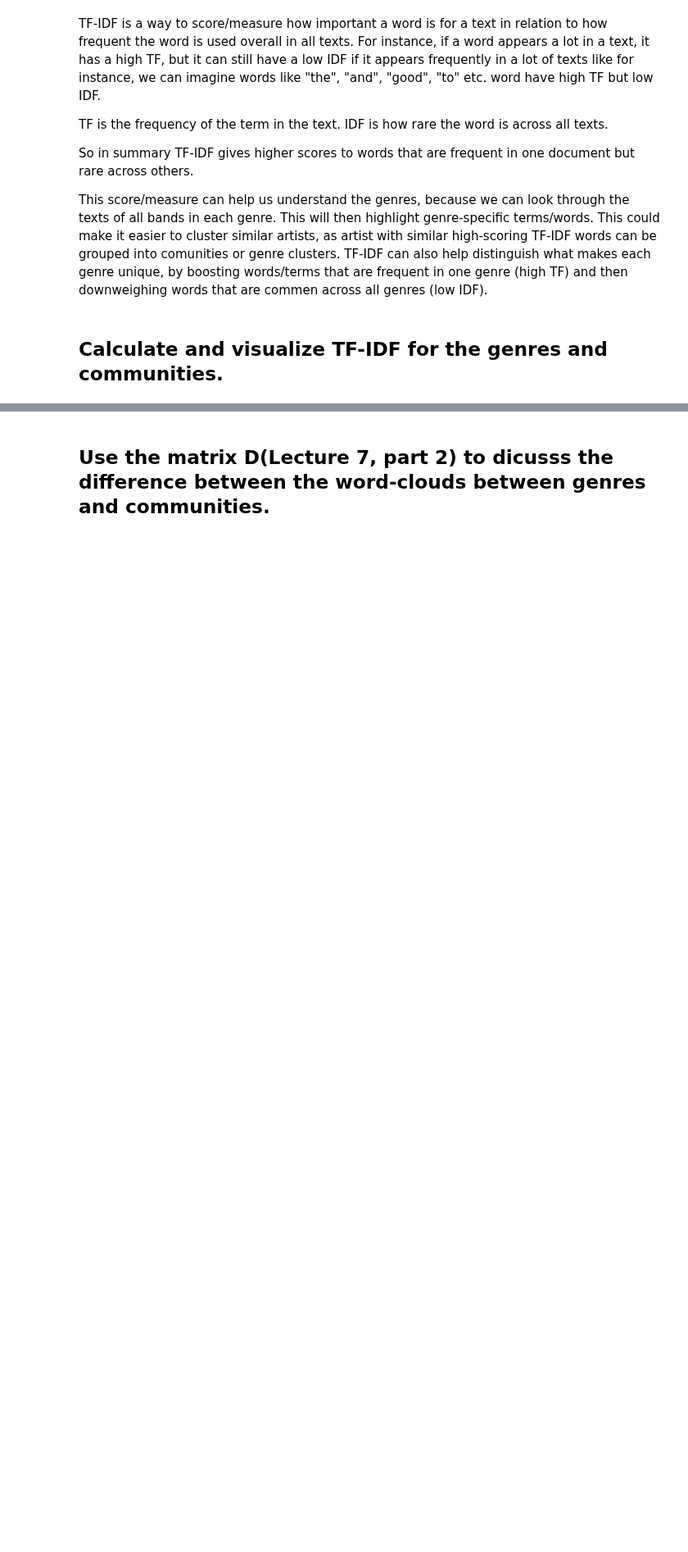
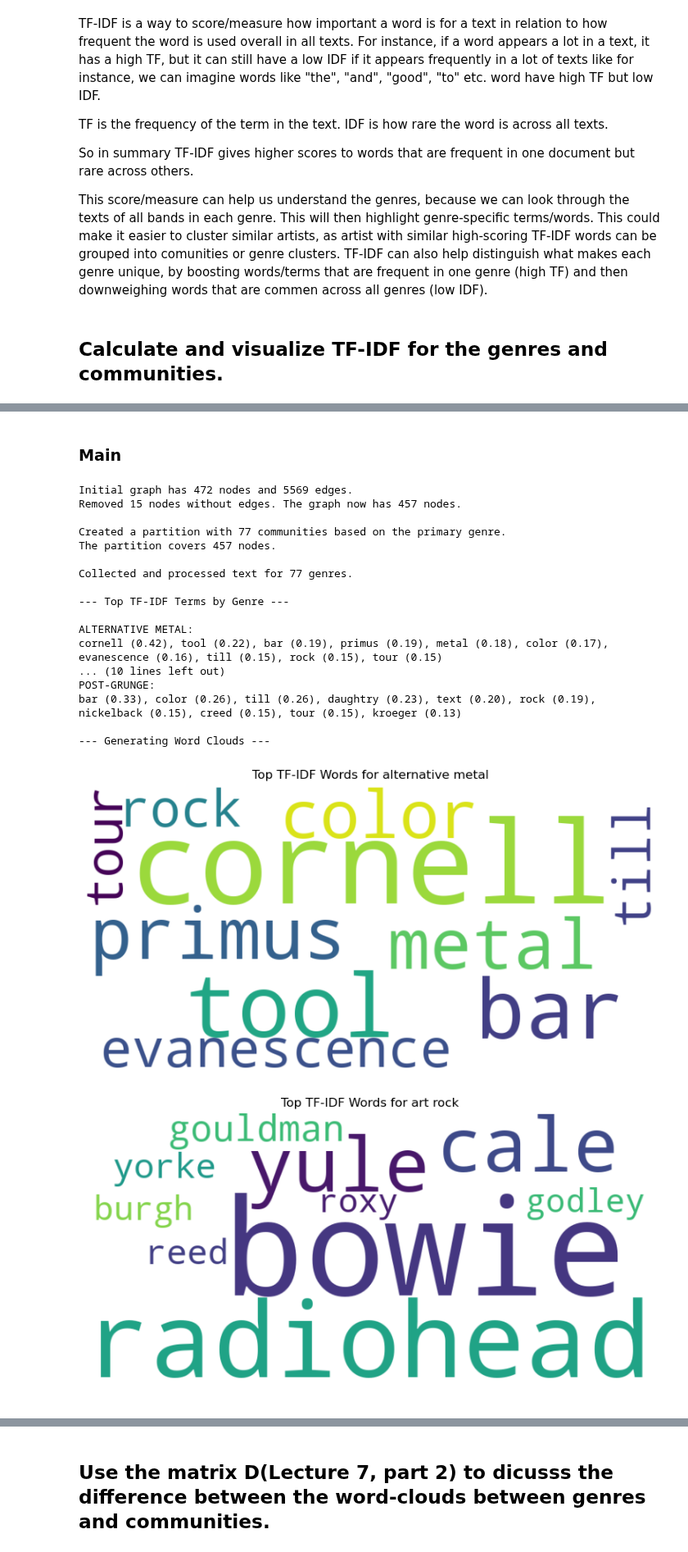
Before and after one commit to noanorgaard/SocialGraphs, a Jupyter notebook: Assignment2/Part3.ipynb, the cells around one changed output, grey strips where cells are left out. Shown at 82% size. Drawn from its saved outputs; the diff is of its cells as text; code cells hidden in the pictures; blank space fills up the shorter version.

```diff
--- a/Assignment2/Part3.ipynb
+++ b/Assignment2/Part3.ipynb
@@ -16,0 +219,38 @@ This score/measure can help us understand the genres, because we can look throug
+# %% [markdown]
+### Main
+# %%
+#Load the graph
+graph = load_and_clean_graph(PATH_TO_GRAPH)
+
+# Create communities (genre based)
+genre_communities = create_genre_partition(graph)
+
+# Process text and divide per genre
+aggregated_texts = aggregate_texts_by_genre(genre_communities, PATH_TO_BANDS_FOLDER)
+
+# Perform TF-IDF
+top_terms = perform_tfidf_analysis(aggregated_texts)
+
+# Visualize
+display_top_terms(top_terms, num_genres_to_show=5)
+generate_word_clouds(top_terms, num_genres_to_show=5)
+# %% [output]
+Initial graph has 472 nodes and 5569 edges.
+Removed 15 nodes without edges. The graph now has 457 nodes.
+
+Created a partition with 77 communities based on the primary genre.
+The partition covers 457 nodes.
+
+Collected and processed text for 77 genres.
+
+--- Top TF-IDF Terms by Genre ---
+
+ALTERNATIVE METAL:
+cornell (0.42), tool (0.22), bar (0.19), primus (0.19), metal (0.18), color (0.17), evanescence (0.16), till (0.15), rock (0.15), tour (0.15)
+... (10 lines left out)
+POST-GRUNGE:
+bar (0.33), color (0.26), till (0.26), daughtry (0.23), text (0.20), rock (0.19), nickelback (0.15), creed (0.15), tour (0.15), kroeger (0.13)
+
+--- Generating Word Clouds ---
+[figure, added]
+[figure, added]
```
Also changed, not shown: parts of 6 cells of this notebook.
